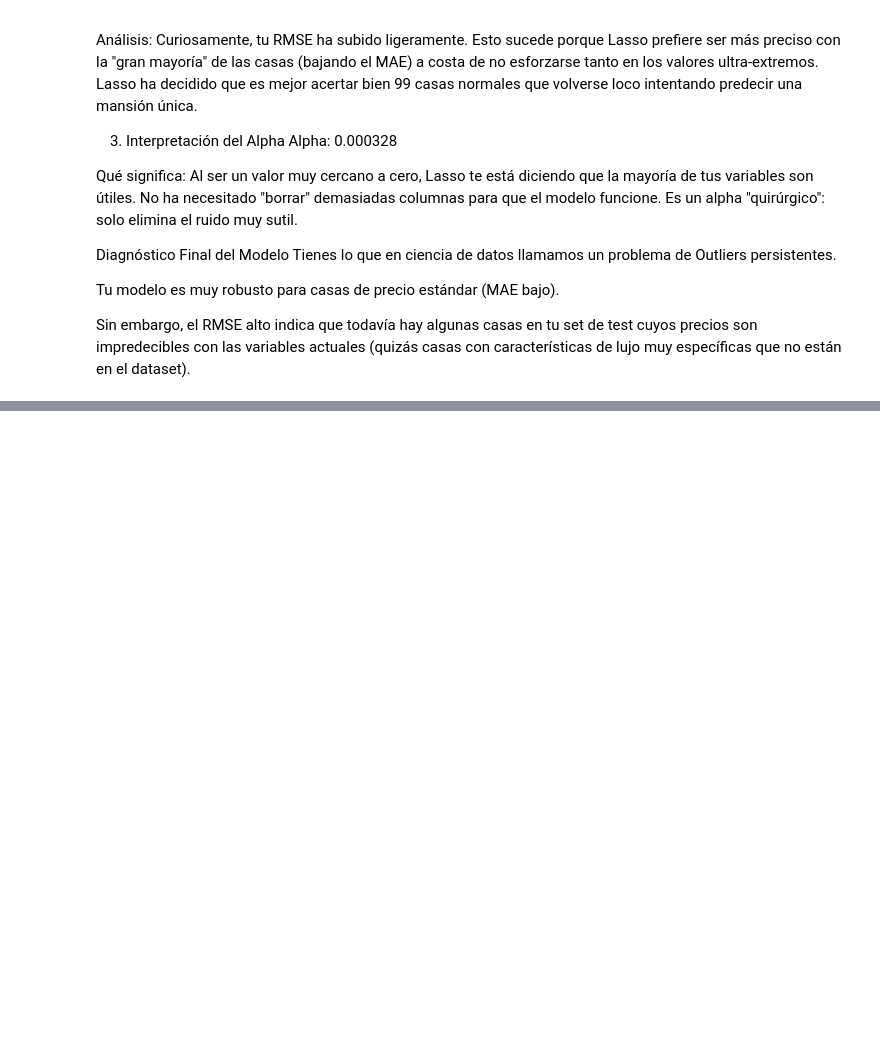
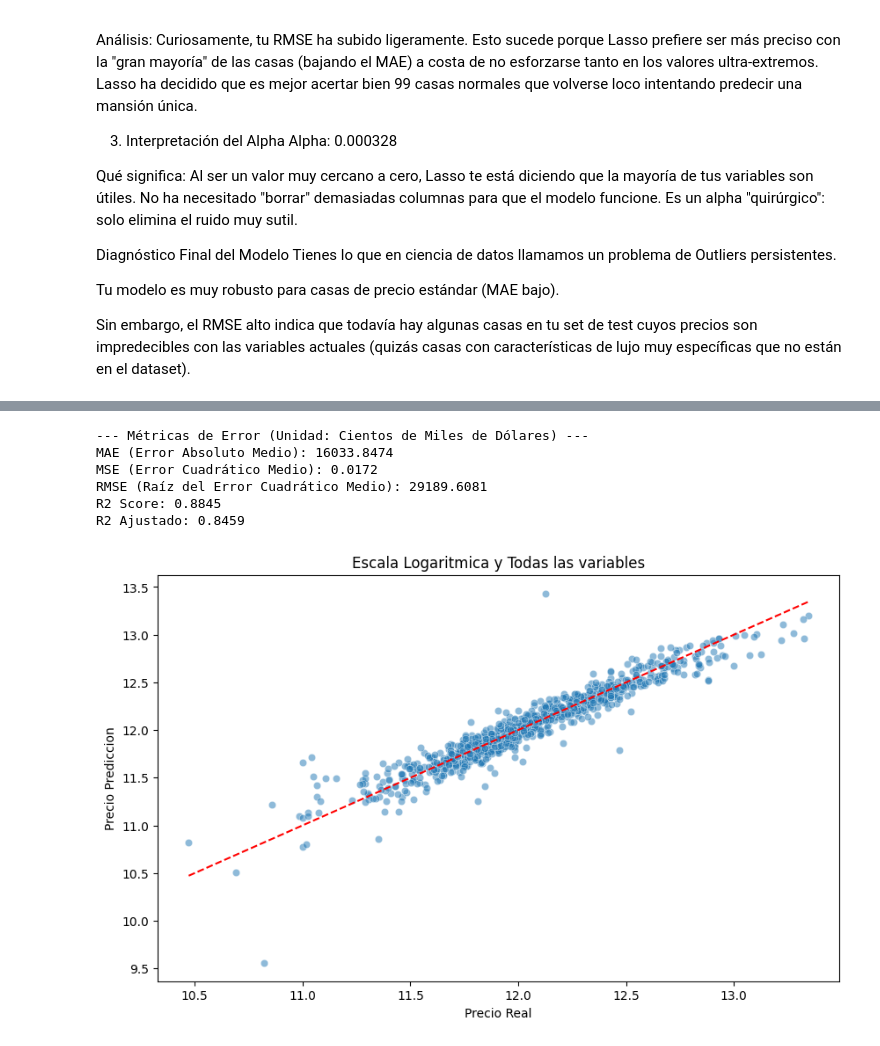
Before and after one commit to estebanSem/p4.3---modelos, a Jupyter notebook: p4.3.ipynb, the cells around one changed output, grey strips where cells are left out. Cells and saved outputs as stored; diff of their text form; code cells hidden in the pictures; blank space fills up the shorter version.

```diff
--- a/p4.3.ipynb
+++ b/p4.3.ipynb
@@ -405,0 +461,11 @@ Sin embargo, el RMSE alto indica que todavía hay algunas casas en tu set de tes
+# %%
+#convertimos las columnas object en Dummies
+all_object_cols = df.select_dtypes(include=['object']).columns.tolist()
+
+df_all_var = pd.get_dummies(df, columns=all_object_cols, drop_first=True)
+
+columnas_bool = df_all_var.select_dtypes(include='bool').columns
+df_all_var[columnas_bool] = df_all_var[columnas_bool].astype(int)
+
+df_all_var.info()
+df_all_var = df_all_var.fillna(0)
@@ -405,0 +480,11 @@ Sin embargo, el RMSE alto indica que todavía hay algunas casas en tu set de tes
+# %%
+#Definicion de variables
+X = df_all_var.drop('SalePrice', axis=1)
+y = np.log1p(df_all_var['SalePrice'])
+
+
+#Conjuntos de entrenamiento
+X_train, X_test, y_train, y_test = train_test_split(X, y, test_size=0.3, random_state=42)
+
+print(f"Número de características (k): {X_train.shape[1]}")
+print(f"Número de observaciones de prueba (n): {X_test.shape[0]}")
@@ -405,0 +494,58 @@ Sin embargo, el RMSE alto indica que todavía hay algunas casas en tu set de tes
+# %%
+#defino y entreno el modelo
+model = LinearRegression()
+model.fit(X_train, y_train)
+
+#predicciones
+y_pred = model.predict(X_test)
+
+#calculo de Métricas de Error
+mae = mean_absolute_error(y_test, y_pred)
+mse = mean_squared_error(y_test, y_pred)
+rmse = np.sqrt(mse)
+
+# transformación INVERSA para volver a euros
+pred_final = np.expm1(y_pred)
+y_test_real = np.expm1(y_test)
+
+# calculo de métricas finales en EUROS
+mae_final = mean_absolute_error(y_test_real, pred_final)
+rmse_final = np.sqrt(mean_squared_error(y_test_real, pred_final))
+
+print("--- Métricas de Error (Unidad: Cientos de Miles de Dólares) ---")
+print(f"MAE (Error Absoluto Medio): {mae_final:.4f}")
+print(f"MSE (Error Cuadrático Medio): {mse:.4f}")
+print(f"RMSE (Raíz del Error Cuadrático Medio): {rmse_final:.4f}")
+
+#r2score y r2 ajustado
+rscore = r2_score(y_test,pred_log)
+
+n = X_test.shape[0]
+k = X_test.shape[1]
+
+#formula r2 ajustado
+r2_ajustado = 1 - ((1 - rscore) * (n - 1) / (n - k - 1))
+
+print(f"R2 Score: {rscore:.4f}")
+print(f"R2 Ajustado: {r2_ajustado:.4f}")
+# %% [output]
+--- Métricas de Error (Unidad: Cientos de Miles de Dólares) ---
+MAE (Error Absoluto Medio): 16033.8474
+MSE (Error Cuadrático Medio): 0.0172
+RMSE (Raíz del Error Cuadrático Medio): 29189.6081
+R2 Score: 0.8845
+R2 Ajustado: 0.8459
+# %%
+plt.figure(figsize=(10,6))
+
+sns.scatterplot(x = y_test, y=y_pred, alpha=0.5)
+
+linea_prediccion_per = [y_test.min(), y_test.max()]
+plt.plot(linea_prediccion_per, linea_prediccion_per, color='red', linestyle='--')
+
+plt.title('Escala Logaritmica y Todas las variables')
+plt.xlabel('Precio Real')
+plt.ylabel('Precio Prediccion')
+plt.show()
+# %% [output]
+[figure, added]
```
Also changed, not shown: parts of 23 cells of this notebook.
